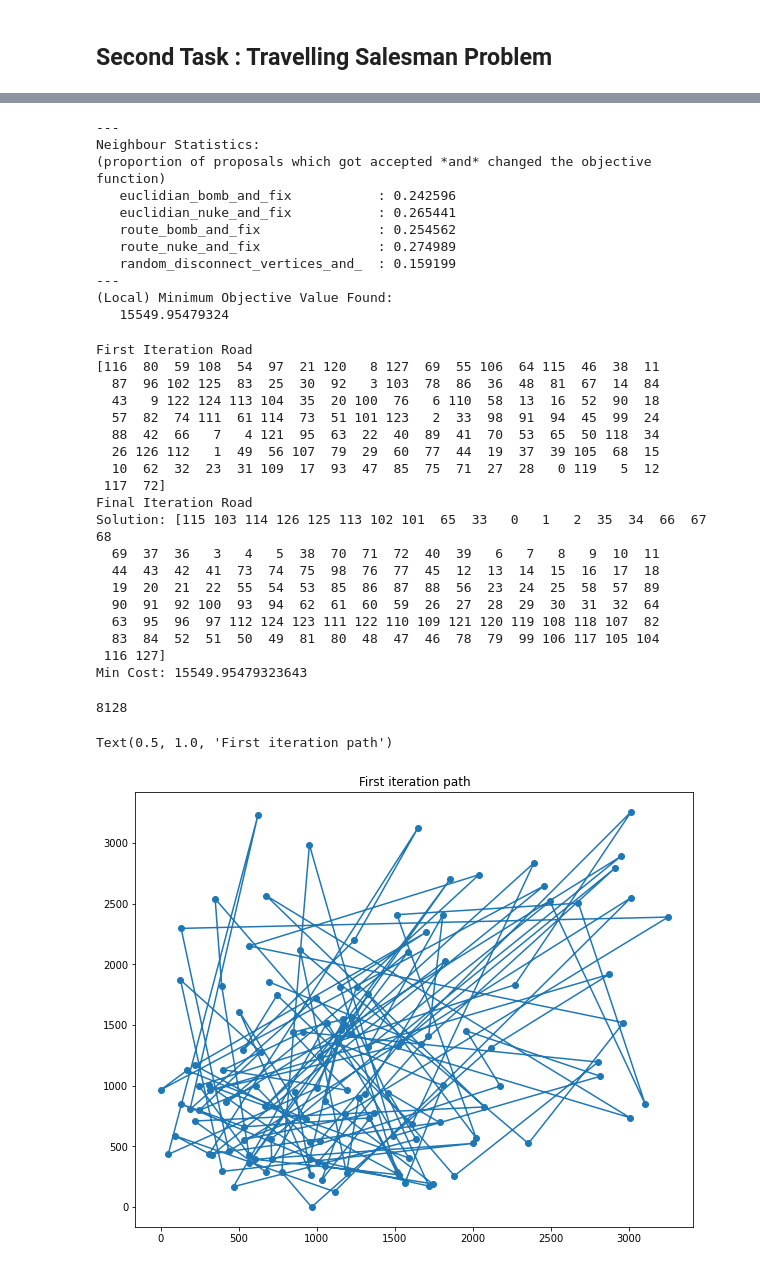
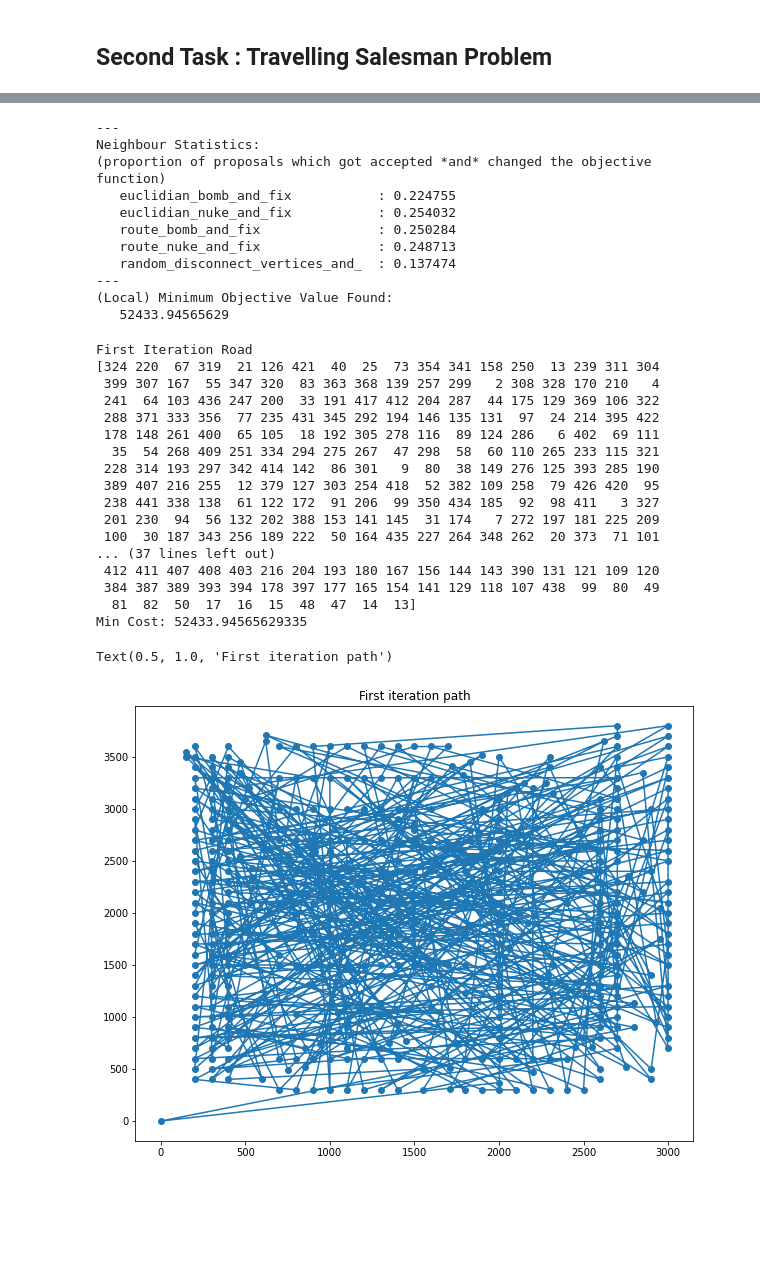
Before and after one commit to Nemat-Allah-Aloush/Algo_Tasks, a Jupyter notebook: Task 04.ipynb, the cells around one changed output, grey strips where cells are left out. Drawn from its saved outputs; the diff is of its cells as text; code cells hidden in the pictures; blank space fills up the shorter version.

```diff
--- a/Task 04.ipynb
+++ b/Task 04.ipynb
@@ -103,11 +104,3 @@ plt.legend(['Y', 'Simulated Annealing'])
 #### Plotting each reult individually
 # %% [markdown]
 ## Second Task : Travelling Salesman Problem
-# %%
-# Choosing Dataset and reading it
-cities_filename = 'sgb128_dist.txt'
-cities_link = 'https://people.sc.fsu.edu/~jburkardt/datasets/cities/sgb128_dist.txt'
-urllib.request.urlretrieve(cities_link, cities_filename)
-with open(cities_filename) as input_file:
-    data = input_file.readlines()
-data=np.loadtxt(data)
@@ -114,6 +114,17 @@ data=np.loadtxt(data)
+# %%
+# Choosing Dataset and reading it
+filename = 'pcb442.tsp'
+file_link = 'http://elib.zib.de/pub/mp-testdata/tsp/tsplib/tsp/pcb442.tsp'
+urllib.request.urlretrieve(file_link,filename)
+with open(filename) as input_file:
+    dataset = input_file.readlines()[6:-1]
+dataset = [line.strip() for line in dataset]
+dataset = [[line.split(' ')[1].strip(), line.split(' ')[2].strip()] for line in dataset]
+dataset = np.array(dataset, dtype=float)
 # %%
+#Defining a function to creat a random first path, this function will be passed to 'frigidum.sa' as a callable function for the random path for 1st iteration.
 def random_first_path():
-    path=np.arange(0, data.shape[0])
+    path=np.arange(0, dataset.shape[0])
     np.random.seed(15)
     np.random.shuffle(path)
     return path
@@ -135,14 +146,14 @@ local_opt = frigidum.sa(random_start=random_first_path,
 ---
 Neighbour Statistics:
 (proportion of proposals which got accepted *and* changed the objective function)
-   euclidian_bomb_and_fix           : 0.242596
-   euclidian_nuke_and_fix           : 0.265441
-   route_bomb_and_fix               : 0.254562
-   route_nuke_and_fix               : 0.274989
-   random_disconnect_vertices_and_  : 0.159199
+   euclidian_bomb_and_fix           : 0.224755
+   euclidian_nuke_and_fix           : 0.254032
+   route_bomb_and_fix               : 0.250284
+   route_nuke_and_fix               : 0.248713
+   random_disconnect_vertices_and_  : 0.137474
 ---
 (Local) Minimum Objective Value Found:
-   15549.95479324
+   52433.94565629
 # %%
 # printing the results
 print('First Iteration Road')
@@ -152,37 +163,31 @@ print('Solution:', local_opt[0])
 print('Min Cost:', local_opt[1])
 # %% [output]
 First Iteration Road
-[116  80  59 108  54  97  21 120   8 127  69  55 106  64 115  46  38  11
-  87  96 102 125  83  25  30  92   3 103  78  86  36  48  81  67  14  84
-  43   9 122 124 113 104  35  20 100  76   6 110  58  13  16  52  90  18
-  57  82  74 111  61 114  73  51 101 123   2  33  98  91  94  45  99  24
-  88  42  66   7   4 121  95  63  22  40  89  41  70  53  65  50 118  34
-  26 126 112   1  49  56 107  79  29  60  77  44  19  37  39 105  68  15
-  10  62  32  23  31 109  17  93  47  85  75  71  27  28   0 119   5  12
- 117  72]
-Final Iteration Road
-Solution: [115 103 114 126 125 113 102 101  65  33   0   1   2  35  34  66  67  68
-  69  37  36   3   4   5  38  70  71  72  40  39   6   7   8   9  10  11
-  44  43  42  41  73  74  75  98  76  77  45  12  13  14  15  16  17  18
-  19  20  21  22  55  54  53  85  86  87  88  56  23  24  25  58  57  89
-  90  91  92 100  93  94  62  61  60  59  26  27  28  29  30  31  32  64
-  63  95  96  97 112 124 123 111 122 110 109 121 120 119 108 118 107  82
-  83  84  52  51  50  49  81  80  48  47  46  78  79  99 106 117 105 104
- 116 127]
-Min Cost: 15549.95479323643
+[324 220  67 319  21 126 421  40  25  73 354 341 158 250  13 239 311 304
+ 399 307 167  55 347 320  83 363 368 139 257 299   2 308 328 170 210   4
+ 241  64 103 436 247 200  33 191 417 412 204 287  44 175 129 369 106 322
+ 288 371 333 356  77 235 431 345 292 194 146 135 131  97  24 214 395 422
+ 178 148 261 400  65 105  18 192 305 278 116  89 124 286   6 402  69 111
+  35  54 268 409 251 334 294 275 267  47 298  58  60 110 265 233 115 321
+ 228 314 193 297 342 414 142  86 301   9  80  38 149 276 125 393 285 190
+ 389 407 216 255  12 379 127 303 254 418  52 382 109 258  79 426 420  95
+ 238 441 338 138  61 122 172  91 206  99 350 434 185  92  98 411   3 327
+ 201 230  94  56 132 202 388 153 141 145  31 174   7 272 197 181 225 209
+ 100  30 187 343 256 189 222  50 164 435 227 264 348 262  20 373  71 101
+... (37 lines left out)
+ 412 411 407 408 403 216 204 193 180 167 156 144 143 390 131 121 109 120
+ 384 387 389 393 394 178 397 177 165 154 141 129 118 107 438  99  80  49
+  81  82  50  17  16  15  48  47  14  13]
+Min Cost: 52433.94565629335
-# %%
-sum(local_opt[0])
-# %% [output]
-8128
 # %%
 # Plotting first iteration
 plt.figure(figsize=(10, 8))
-plt.scatter(data[:, 0][path_first_iteration], data[:, 1][path_first_iteration], )
-plt.plot(data[:, 0][path_first_iteration], data[:, 1][path_first_iteration], )
+plt.scatter(dataset[:, 0][path_first_iteration], dataset[:, 1][path_first_iteration], )
+plt.plot(dataset[:, 0][path_first_iteration], dataset[:, 1][path_first_iteration], )
 plt.title('First iteration path')
 # %% [output]
 Text(0.5, 1.0, 'First iteration path')
-[figure, old version]
+[figure, new version]
 # %%
 # Plotting final iteration
 plt.figure(figsize=(10, 8))
```
Also changed, not shown: parts of 3 cells of this notebook, 1 other file.
